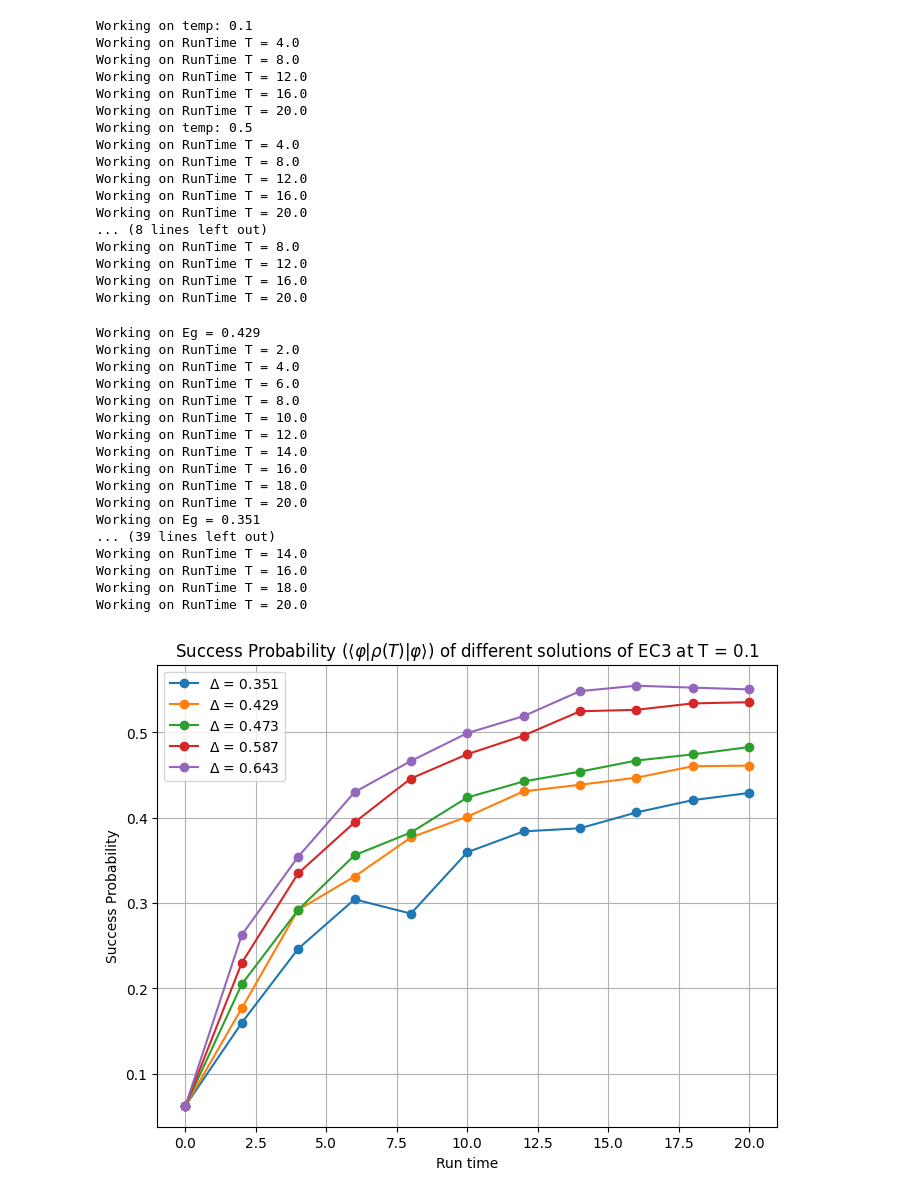
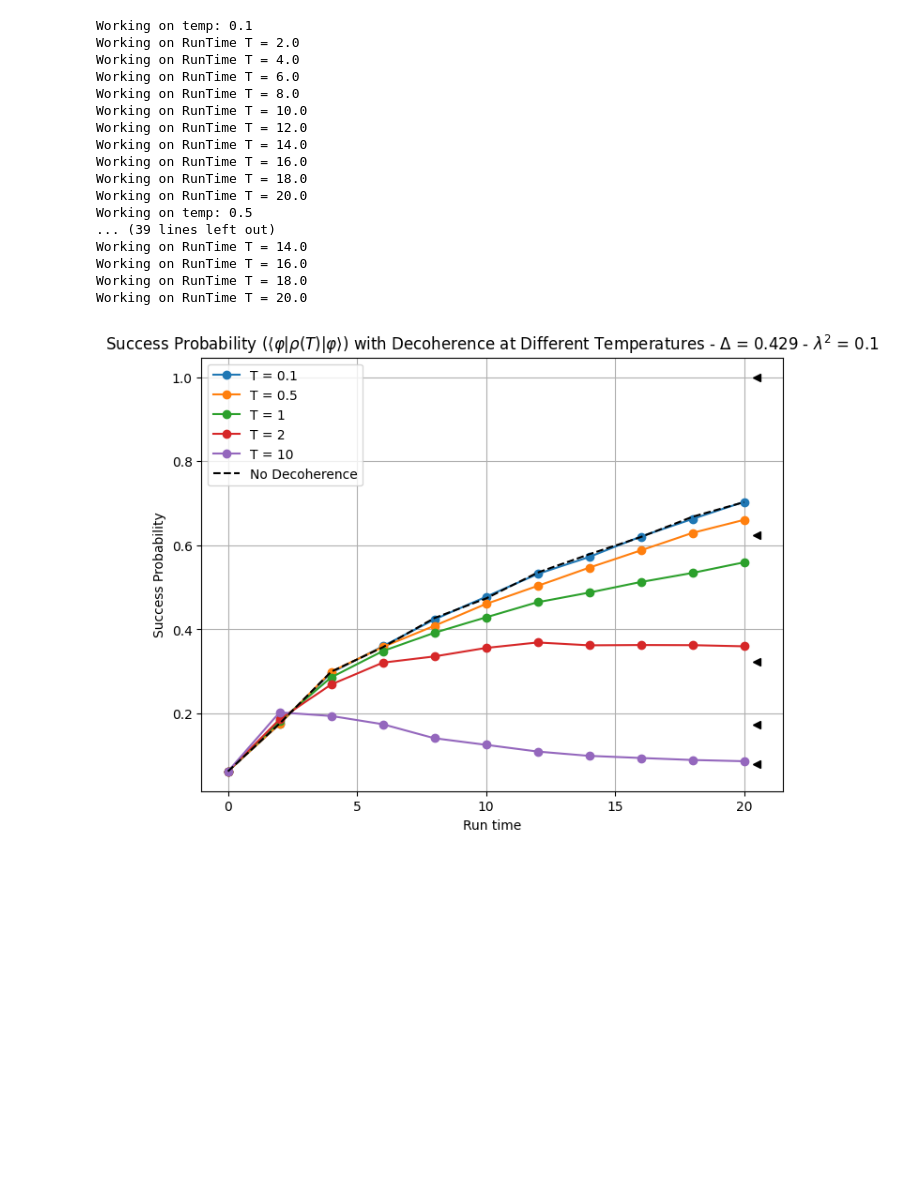
Before and after one commit to chenscheimq/QEC, a Jupyter notebook: EC3/EC3_runtimes.ipynb, the cells around one changed output. Saved outputs shown, nothing was run; the diff lists cells and outputs as text; code cells hidden in the pictures; blank space fills up the shorter version.

```diff
--- a/EC3/EC3_runtimes.ipynb
+++ b/EC3/EC3_runtimes.ipynb
@@ -304,8 +304,8 @@ def c_ops_gen(t, args):
                 Nba = bose_einstein_distribution(omega_b - omega_a, args['T'])
                 g_ba = gab(omega_a, omega_b, args['lambda_2'])
 
-                # ma_ba = a.dag() * sigmam_i * b * b.dag() * sigmam_i.dag() * a
-                ma_ba = a.dag() * sigmam_i * b
+                ma_ba = a.dag() * sigmam_i * b * b.dag() * sigmam_i.dag() * a
+                # ma_ba = a.dag() * sigmam_i * b
 
                 # decay_op = np.sqrt(Nba * (g_ba ** 2)) * sigmam_ab * a * b.dag()
                 decay_op = np.sqrt(Nba * (g_ba ** 2) * ma_ba) * (b * a.dag())
@@ -323,11 +323,11 @@ def c_ops_gen(t, args):
                 Nab = bose_einstein_distribution(omega_a - omega_b, args['T'])
                 g_ab = gab(omega_b, omega_a, args['lambda_2'])
 
-                # ma_ab = b.dag() * sigmam_i * a * a.dag() * sigmam_i.dag() * b
-                ma_ab = b.dag() * sigmam_i * a
+                ma_ab = b.dag() * sigmam_i * a * a.dag() * sigmam_i.dag() * b
+                # ma_ab = b.dag() * sigmam_i * a
 
                 # excitation_op = np.sqrt((Nab + 1) * (g_ab ** 2)) * sigmap_ba * b * a.dag()
-                excitation_op = np.sqrt((Nab + 1) * (g_ab ** 2) * ma_ab) * (a * b.dag())
+                excitation_op = np.sqrt((Nab + 1) * (g_ab ** 2) * ma_ab) * (b * a.dag())
                 # excitation_op = np.sqrt(((Nab + 1) * (g_ab ** 2) * ma_ab) / 2) * (b * a.dag())
                 # excitation_op = (Nab + 1) * (g_ab ** 2) * ma_ab * (b * a.dag())
                 # excitation_op = np.sqrt((Nab + 1) * (g_ab ** 2)) * ma_ab * (b * a.dag())
@@ -339,7 +339,7 @@ def c_ops_gen(t, args):
 
     return collapse_op
 # %%
-t_fs = np.linspace(0, 20, 6)
+t_fs = np.linspace(0, 20, 11)
 tf_iters = 2
 
 w = lambda t, args: 1 - (t / int(np.max(times)))
@@ -403,41 +403,42 @@ for ind, tf in enumerate(t_fs[1:]):
 
     if ind == 0:
         exps_se.append(expect(ket2dm(states[0]), final_gs))
 
     exps_se.append(expect(ket2dm(states[-1]), final_gs))
 
 plt.plot(t_fs, exps_se, '--', label="No Decoherence", color='black', linewidth=1.5)
 
 # Plot formatting
 plt.xlabel('Run time')
 plt.ylabel('Success Probability')
 plt.title('Success Probability (' + r"$\langle \varphi | \rho(T) | \varphi \rangle$"
           + ') with Decoherence at Different Temperatures - '
           + r'$\Delta$'
           + ' = {} - '.format(round(energy_diff,3))
           + r'$\lambda^{2}$'
           + ' = {}'.format(lambda_2))
 plt.legend()
 plt.grid(True)
 plt.show()
 # %% [output]
 Working on temp: 0.1
+Working on RunTime T = 2.0
 Working on RunTime T = 4.0
+Working on RunTime T = 6.0
 Working on RunTime T = 8.0
+Working on RunTime T = 10.0
 Working on RunTime T = 12.0
+Working on RunTime T = 14.0
 Working on RunTime T = 16.0
+Working on RunTime T = 18.0
 Working on RunTime T = 20.0
 Working on temp: 0.5
-Working on RunTime T = 4.0
-Working on RunTime T = 8.0
-Working on RunTime T = 12.0
+... (39 lines left out)
+Working on RunTime T = 14.0
 Working on RunTime T = 16.0
+Working on RunTime T = 18.0
 Working on RunTime T = 20.0
-... (8 lines left out)
-Working on RunTime T = 8.0
-Working on RunTime T = 12.0
-Working on RunTime T = 16.0
-Working on RunTime T = 20.0
+[figure, added]
 # %%
 E_gaps = []
 results_data = []  # Store energy gaps and corresponding success probabilities
@@ -529,22 +530,3 @@ plt.title('Success Probability (' + r"$\langle \varphi | \rho(T) | \varphi \rang
 plt.legend()
 plt.grid(True)
 plt.show()
-# %% [output]
-Working on Eg = 0.429
-Working on RunTime T = 2.0
-Working on RunTime T = 4.0
-Working on RunTime T = 6.0
-Working on RunTime T = 8.0
-Working on RunTime T = 10.0
-Working on RunTime T = 12.0
-Working on RunTime T = 14.0
-Working on RunTime T = 16.0
-Working on RunTime T = 18.0
-Working on RunTime T = 20.0
-Working on Eg = 0.351
-... (39 lines left out)
-Working on RunTime T = 14.0
-Working on RunTime T = 16.0
-Working on RunTime T = 18.0
-Working on RunTime T = 20.0
-[figure, removed]
```
Also changed, not shown: parts of 4 cells of this notebook, 1 other file.
